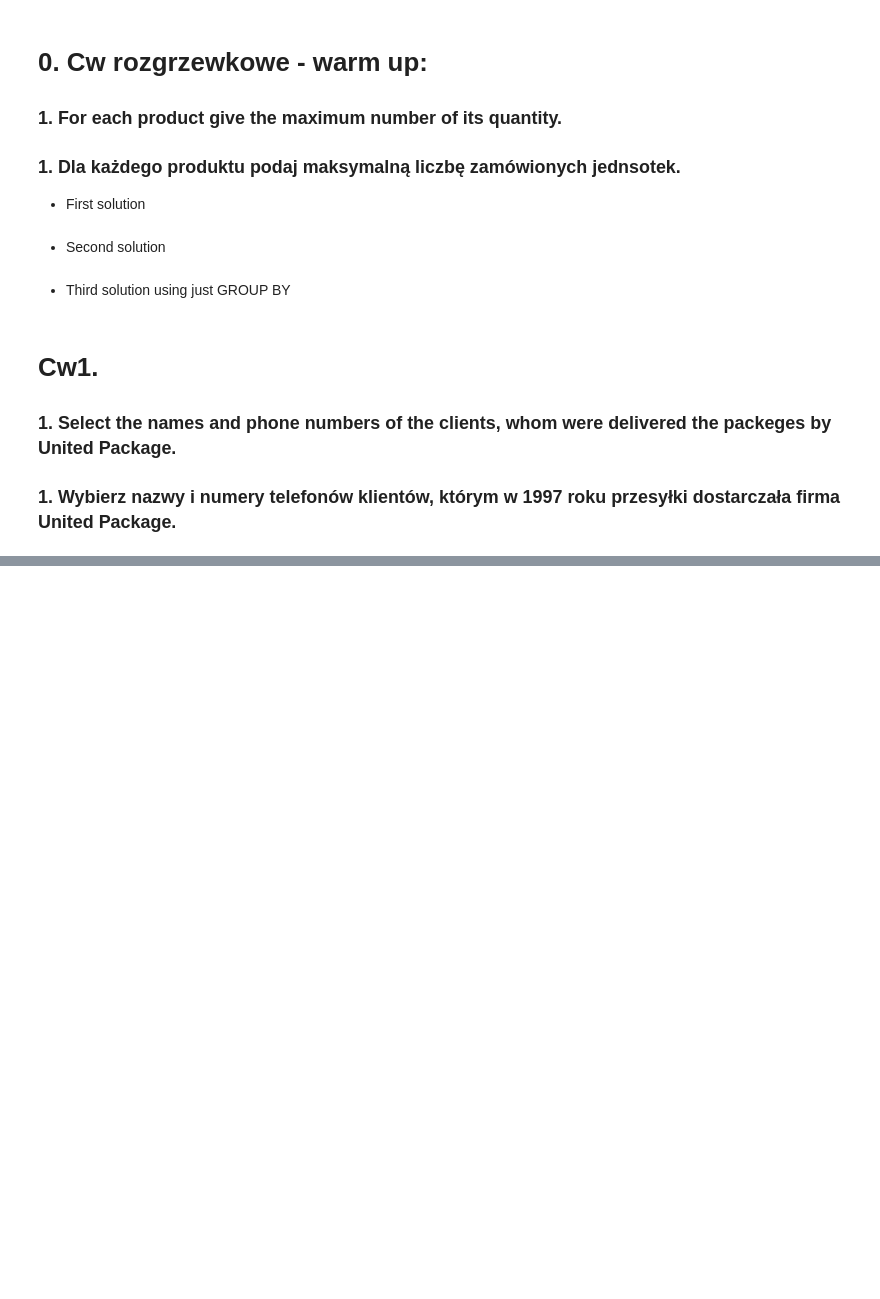
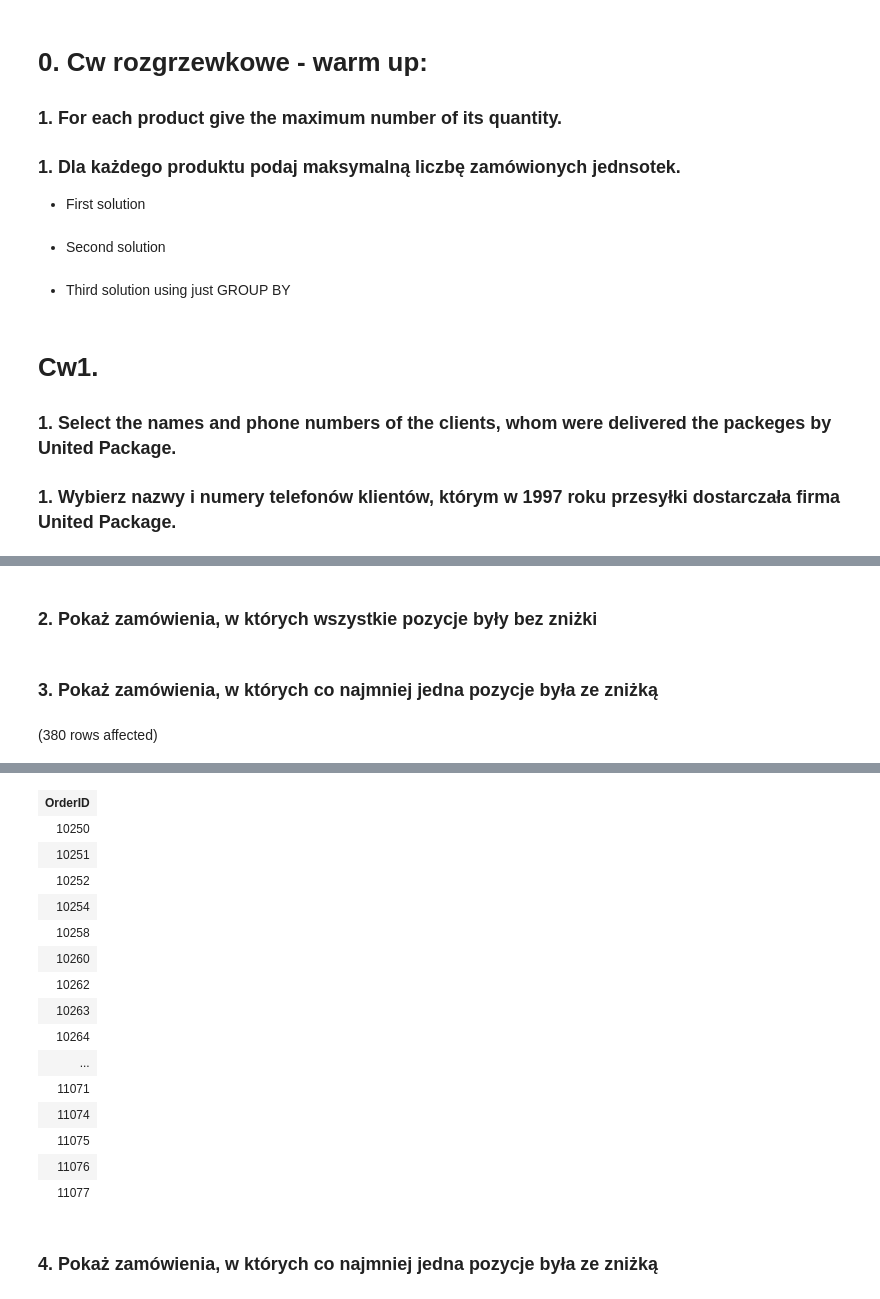
Before and after one commit to BenJan87/Data_bases_introduction_repo, a Jupyter notebook: Lab_5_subqueries/lab_5_subqueries.ipynb, the cells around one changed output, grey strips where cells are left out. Drawn from its saved outputs; the diff is of its cells as text; code cells hidden in the pictures; blank space fills up the shorter version.

```diff
--- a/Lab_5_subqueries/lab_5_subqueries.ipynb
+++ b/Lab_5_subqueries/lab_5_subqueries.ipynb
@@ -39,0 +92,2 @@ SELECT * FROM Shippers WHERE
+# %% [markdown]
+### 2. Pokaż zamówienia, w których wszystkie pozycje były bez zniżki
@@ -39,0 +99,9 @@ SELECT * FROM Shippers WHERE
+# %% [markdown]
+### 3. Pokaż zamówienia, w których co najmniej jedna pozycje była ze zniżką
+# %%
+SELECT OrderID
+FROM [Order Details]
+GROUP BY OrderID
+HAVING max(Discount) > 0
+# %% [output]
+(380 rows affected)
@@ -39,0 +109,18 @@ SELECT * FROM Shippers WHERE
+| OrderID |
+| 10250 |
+| 10251 |
+| 10252 |
+| 10254 |
+| 10258 |
+| 10260 |
+| 10262 |
+| 10263 |
+| 10264 |
+| ... |
+| 11071 |
+| 11074 |
+| 11075 |
+| 11076 |
+| 11077 |
+# %% [markdown]
+### 4. Pokaż zamówienia, w których co najmniej jedna pozycje była ze zniżką
```
Also changed, not shown: parts of 11 cells of this notebook.
